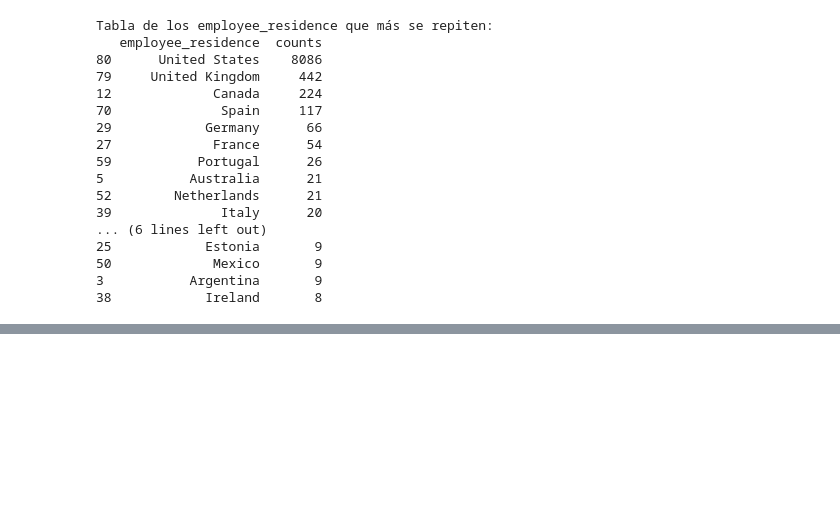
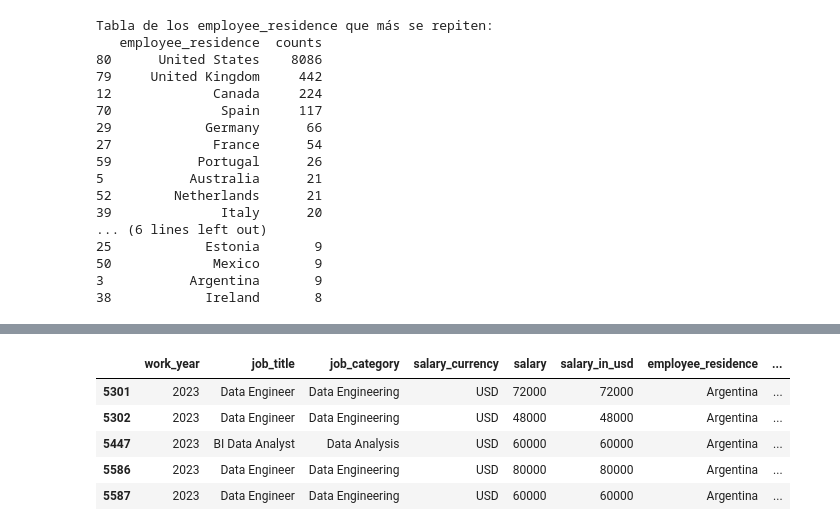
Before and after one commit to tomuzca/DataJobs, a Jupyter notebook: Untitled-1.ipynb, the cells around one changed output, grey strips where cells are left out. Cells and saved outputs as stored; diff of their text form; code cells hidden in the pictures; blank space fills up the shorter version.

```diff
--- a/Untitled-1.ipynb
+++ b/Untitled-1.ipynb
@@ -159,3 +159,14 @@ chile_employee_residence.head()
 # %% [output]
 |  | work_year | job_title | job_category | salary_currency | salary | salary_in_usd | employee_residence | ... |
 | 8405 | 2022 | Data Specialist | Data Management and Strategy | USD | 105000 | 105000 | Chile | ... |
+# %%
+arg_employee_residence = df[df['employee_residence'] == 'Argentina']
+
+arg_employee_residence.head()
+# %% [output]
+|  | work_year | job_title | job_category | salary_currency | salary | salary_in_usd | employee_residence | ... |
+| 5301 | 2023 | Data Engineer | Data Engineering | USD | 72000 | 72000 | Argentina | ... |
+| 5302 | 2023 | Data Engineer | Data Engineering | USD | 48000 | 48000 | Argentina | ... |
+| 5447 | 2023 | BI Data Analyst | Data Analysis | USD | 60000 | 60000 | Argentina | ... |
+| 5586 | 2023 | Data Engineer | Data Engineering | USD | 80000 | 80000 | Argentina | ... |
+| 5587 | 2023 | Data Engineer | Data Engineering | USD | 60000 | 60000 | Argentina | ... |
```
